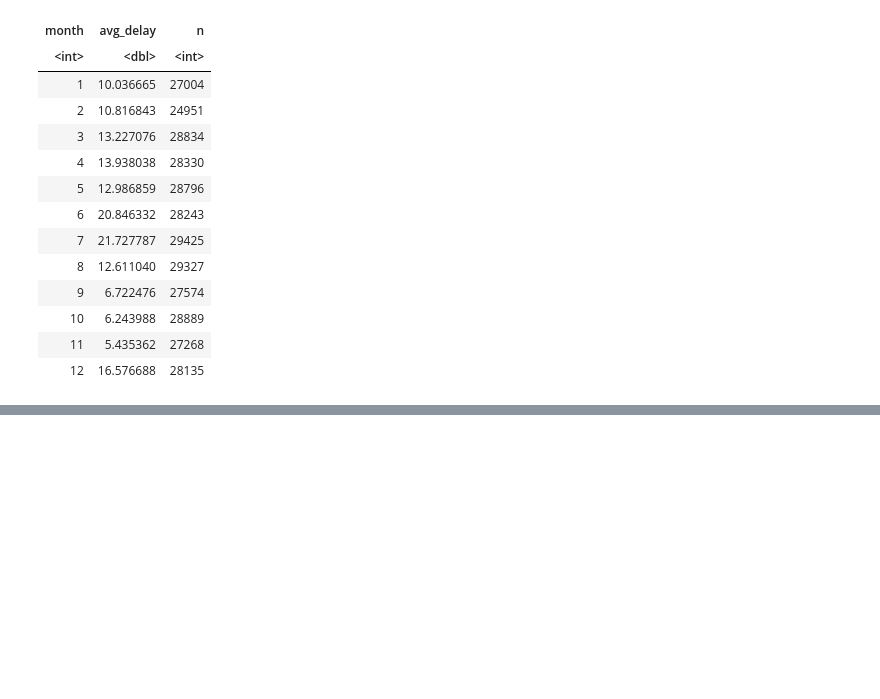
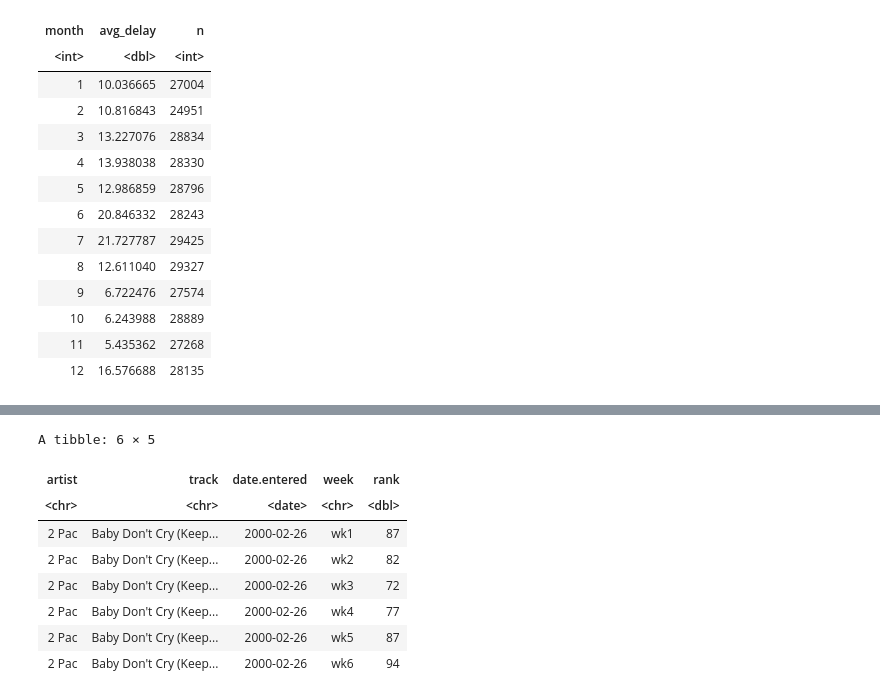
Before and after one commit to SamGombs20/learningR, a Jupyter notebook: code/R_for_data_science.ipynb, the cells around one changed output, grey strips where cells are left out. Drawn from its saved outputs; the diff is of its cells as text; code cells hidden in the pictures; blank space fills up the shorter version.

```diff
--- a/code/R_for_data_science.ipynb
+++ b/code/R_for_data_science.ipynb
@@ -323,0 +379,15 @@ A tibble: 12 × 3
+# %%
+billboard_longer <- billboard |>
+    pivot_longer(cols = starts_with("wk"), names_to = "week", values_to ="rank",values_drop_na = TRUE)
+
+head(billboard_longer)
+# %% [output]
+A tibble: 6 × 5
+| artist | track | date.entered | week | rank |
+| <chr> | <chr> | <date> | <chr> | <dbl> |
+| 2 Pac | Baby Don't Cry (Keep... | 2000-02-26 | wk1 | 87 |
+| 2 Pac | Baby Don't Cry (Keep... | 2000-02-26 | wk2 | 82 |
+| 2 Pac | Baby Don't Cry (Keep... | 2000-02-26 | wk3 | 72 |
+| 2 Pac | Baby Don't Cry (Keep... | 2000-02-26 | wk4 | 77 |
+| 2 Pac | Baby Don't Cry (Keep... | 2000-02-26 | wk5 | 87 |
+| 2 Pac | Baby Don't Cry (Keep... | 2000-02-26 | wk6 | 94 |
```
Also changed, not shown: parts of 6 cells of this notebook.
